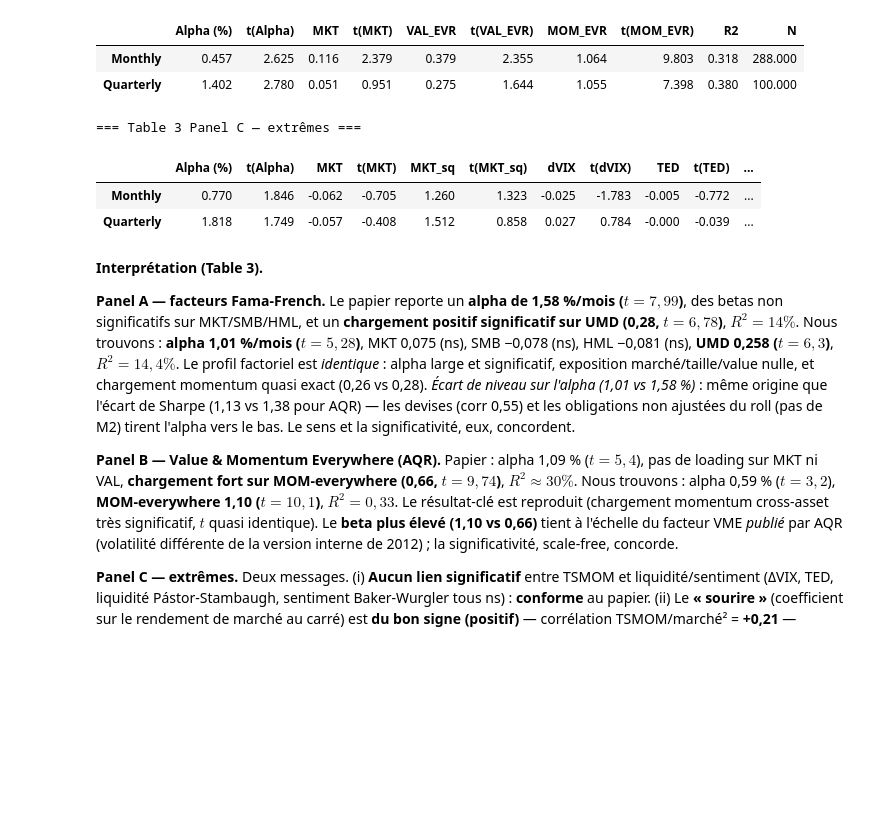
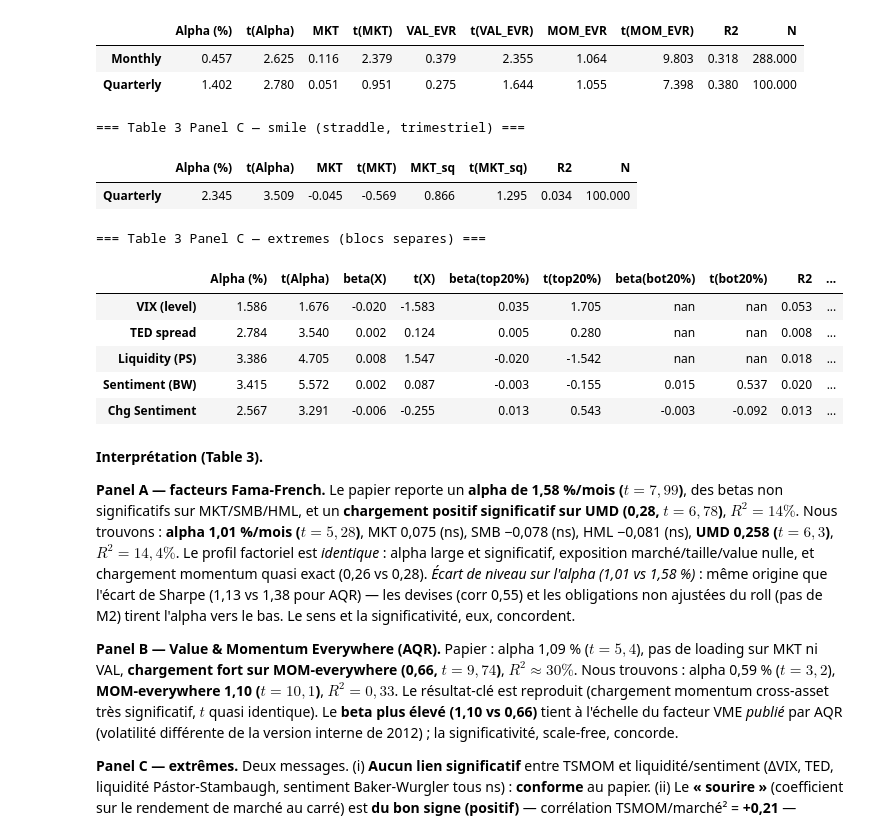
Before and after one commit to Mariuscalaque/Moskowitz-HuaOoi-Pedersen-Time-Series-Momentum-, a Jupyter notebook: replication_complete.ipynb, the cells around one changed output. Cells and saved outputs as stored; diff of their text form; code cells hidden in the pictures; blank space fills up the shorter version.

```diff
--- a/replication_complete.ipynb
+++ b/replication_complete.ipynb
@@ -268,24 +309,40 @@ else:
 |  | Alpha (%) | t(Alpha) | MKT | t(MKT) | VAL_EVR | t(VAL_EVR) | MOM_EVR | t(MOM_EVR) | R2 | N |
 | Monthly | 0.457 | 2.625 | 0.116 | 2.379 | 0.379 | 2.355 | 1.064 | 9.803 | 0.318 | 288.000 |
 | Quarterly | 1.402 | 2.780 | 0.051 | 0.951 | 0.275 | 1.644 | 1.055 | 7.398 | 0.380 | 100.000 |
-# %%
-# --- Panel C : extrêmes (VIX/TED + PS/BW) ---
-vix = prices['VIX Index'].resample('ME').last()
-ted = prices['.TEDSP Index'].resample('ME').last()
-ps = ext.get('pastor_stambaugh'); bw = ext.get('baker_wurgler')
-ps_s = ps['innov_liq'] if (ps is not None and 'innov_liq' in ps) else None
-bw_s = bw.iloc[:,0] if (bw is not None and bw.shape[1]) else None
-Xc = build_extremes_factor_matrix(mkt_excess.loc[m], vix.loc[m], ted.loc[m], ps_s, bw_s)
-t3c = table3_full(tsmom_p, Xc.loc[Xc.index.isin(tsmom_p.index)])
-tables.table3_panel_save(t3c, 'table3_panelC_extremes')
-print('=== Table 3 Panel C — extrêmes ===' +
-      ('' if (ps_s is not None and bw_s is not None) else '  (VIX/TED seuls)'))
-display(t3c.style.format('{:.3f}'))
-# %% [output]
-=== Table 3 Panel C — extrêmes ===
-|  | Alpha (%) | t(Alpha) | MKT | t(MKT) | MKT_sq | t(MKT_sq) | dVIX | t(dVIX) | TED | t(TED) | ... |
-| Monthly | 0.770 | 1.846 | -0.062 | -0.705 | 1.260 | 1.323 | -0.025 | -1.783 | -0.005 | -0.772 | ... |
-| Quarterly | 1.818 | 1.749 | -0.057 | -0.408 | 1.512 | 0.858 | 0.027 | 0.784 | -0.000 | -0.039 | ... |
+# %%
+# --- Panel C : straddle/'smile' (trimestriel) + extremes en blocs SEPARES ---
+from src.analysis import table3_smile_quarterly, table3_extremes_blocks
+# (1) Smile : TSMOM ~ MKT + MKT^2 en trimestriel (specification exacte du papier)
+t3c_smile = table3_smile_quarterly(tsmom_p, mkt_excess.loc[m])
+tables.table3_panel_save(t3c_smile, 'table3_panelC_smile')   # -> TEMP
+print('=== Table 3 Panel C — smile (straddle, trimestriel) ===')
+display(t3c_smile.style.format('{:.3f}'))
+# (2) Extremes : chaque facteur dans sa PROPRE regression (VIX en NIVEAU)
+vix = prices['VIX Index'].resample('ME').last()
+ted = prices['.TEDSP Index'].resample('ME').last()
+ps = ext.get('pastor_stambaugh'); bw = ext.get('baker_wurgler')
+ps_s = ps['innov_liq'] if (ps is not None and 'innov_liq' in ps) else None
+sent_lvl = bw.iloc[:,0] if (bw is not None and bw.shape[1]) else None
+sent_chg = sent_lvl.diff() if sent_lvl is not None else None
+t3c = table3_extremes_blocks(tsmom_p, vix_level=vix.loc[m], ted=ted.loc[m],
+                             liq=ps_s, sent_level=sent_lvl, sent_change=sent_chg)
+if len(t3c):
+    tables.table3_panel_save(t3c, 'table3_panelC_extremes')   # -> TEMP
+    print('=== Table 3 Panel C — extremes (blocs separes) ===')
+    display(t3c.style.format('{:.3f}'))
+else:
+    print('Panel C extremes : VIX/TED requis (in-dataset).')
+# %% [output]
+=== Table 3 Panel C — smile (straddle, trimestriel) ===
+|  | Alpha (%) | t(Alpha) | MKT | t(MKT) | MKT_sq | t(MKT_sq) | R2 | N |
+| Quarterly | 2.345 | 3.509 | -0.045 | -0.569 | 0.866 | 1.295 | 0.034 | 100.000 |
+=== Table 3 Panel C — extremes (blocs separes) ===
+|  | Alpha (%) | t(Alpha) | beta(X) | t(X) | beta(top20%) | t(top20%) | beta(bot20%) | t(bot20%) | R2 | ... |
+| VIX (level) | 1.586 | 1.676 | -0.020 | -1.583 | 0.035 | 1.705 | nan | nan | 0.053 | ... |
+| TED spread | 2.784 | 3.540 | 0.002 | 0.124 | 0.005 | 0.280 | nan | nan | 0.008 | ... |
+| Liquidity (PS) | 3.386 | 4.705 | 0.008 | 1.547 | -0.020 | -1.542 | nan | nan | 0.018 | ... |
+| Sentiment (BW) | 3.415 | 5.572 | 0.002 | 0.087 | -0.003 | -0.155 | 0.015 | 0.537 | 0.020 | ... |
+| Chg Sentiment | 2.567 | 3.291 | -0.006 | -0.255 | 0.013 | 0.543 | -0.003 | -0.092 | 0.013 | ... |
 # %% [markdown]
 **Interprétation (Table 3).**
 
```
Also changed, not shown: parts of 6 cells of this notebook, 5 other files.
